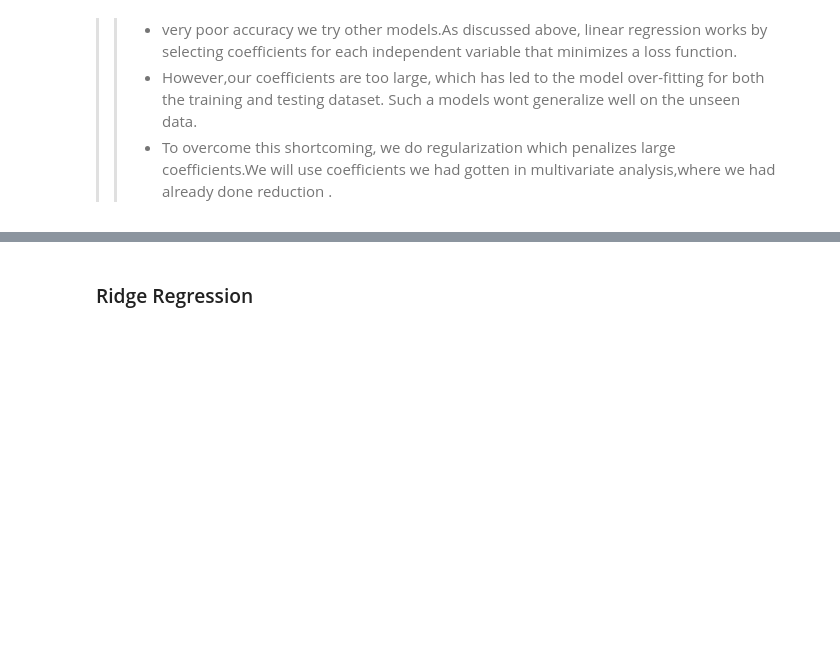
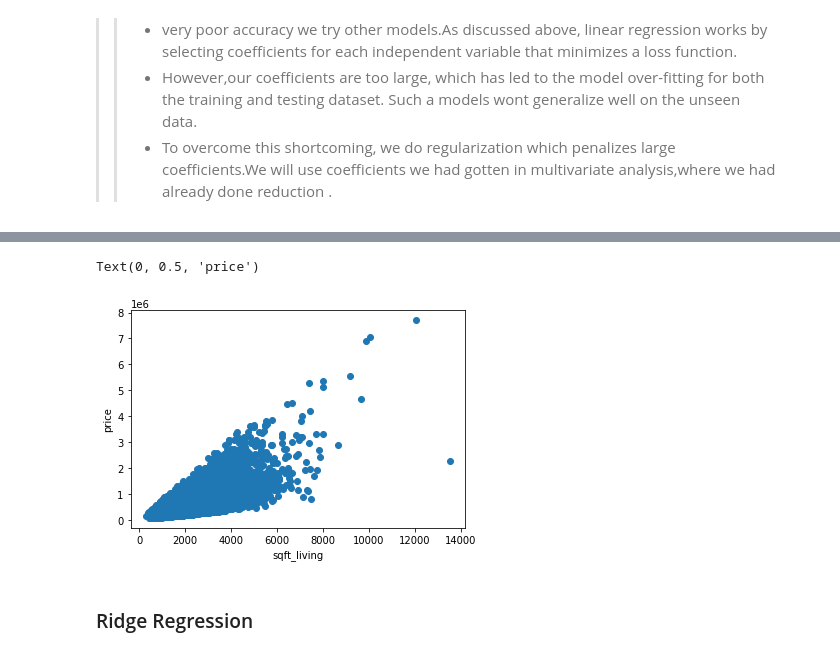
Before and after one commit to Eswa2020/Supervised-learning-using-various-regression-models-project, a Jupyter notebook: Esther_Wairimu_Kamau_core_indepedent_project_week_7.ipynb, the cells around one changed output, grey strips where cells are left out. Cells and saved outputs as stored; diff of their text form; code cells hidden in the pictures; blank space fills up the shorter version.

```diff
--- a/Esther_Wairimu_Kamau_core_indepedent_project_week_7.ipynb
+++ b/Esther_Wairimu_Kamau_core_indepedent_project_week_7.ipynb
@@ -536,3 +692,14 @@ accuracy = model.score(x_train, y_train)
+# %%
+x2 = df_house2['sqft_living'].values
+y2 = df_house2['price'].values
+
+plt.figure(3)
+plt.scatter(x2, y2)
+plt.xlabel("sqft_living")
+plt.ylabel("price")
+# %% [output]
+Text(0, 0.5, 'price')
+[figure, added]
 # %% [markdown]
 ### Ridge Regression
 # %% [markdown]
```
Also changed, not shown: parts of 27 cells of this notebook.
